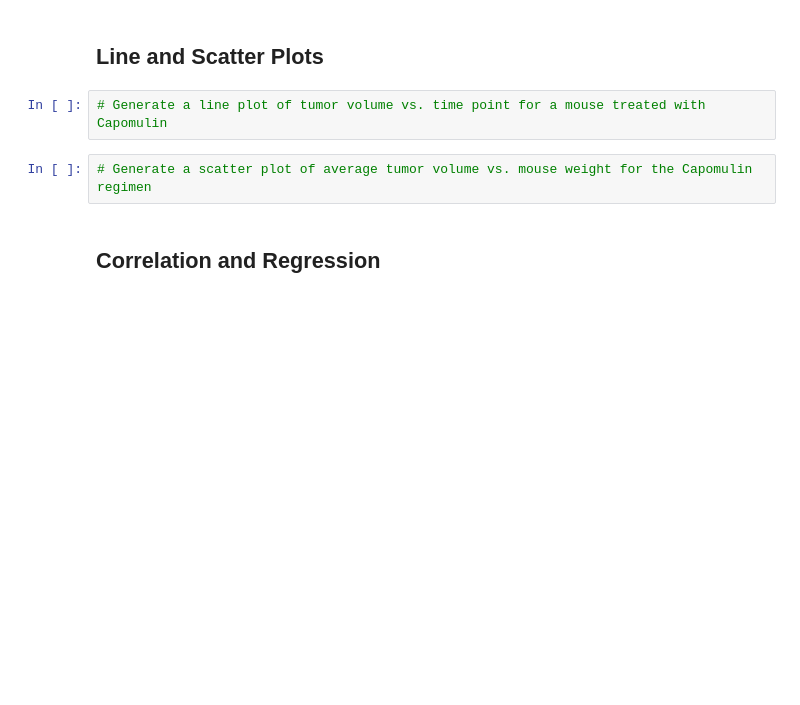
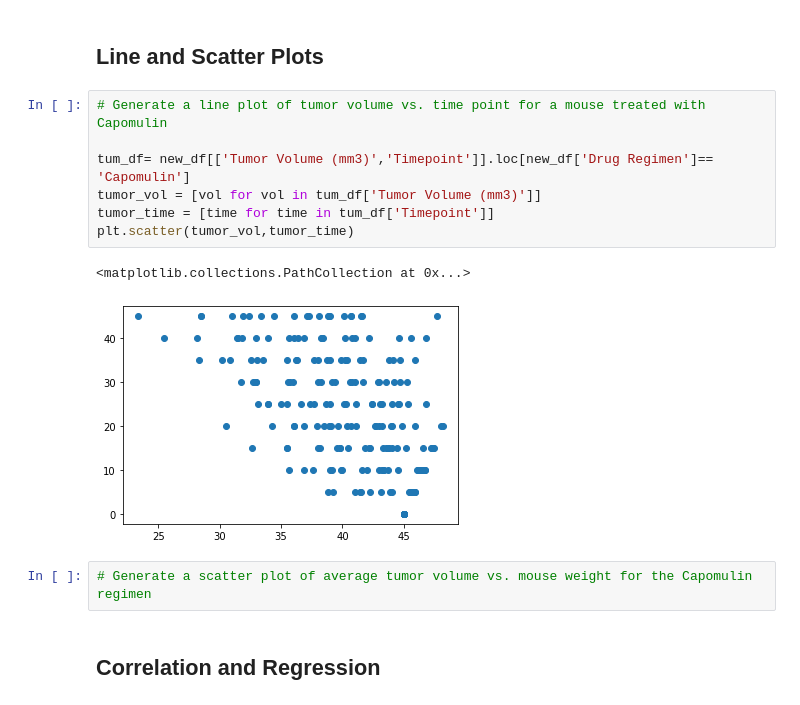
Before and after one commit to carterkioski/matplotlib-challenge, a Jupyter notebook: CarterKioski_Answer/CarterKioski_pymaceuticals.ipynb, the cells around one changed output. Drawn from its saved outputs; the diff is of its cells as text; blank space fills up the shorter version.

```diff
--- a/CarterKioski_Answer/CarterKioski_pymaceuticals.ipynb
+++ b/CarterKioski_Answer/CarterKioski_pymaceuticals.ipynb
@@ -175,6 +210,14 @@ TypeError: pie() got an unexpected keyword argument 'y'
 ## Line and Scatter Plots
 # %%
 # Generate a line plot of tumor volume vs. time point for a mouse treated with Capomulin
+
+tum_df= new_df[['Tumor Volume (mm3)','Timepoint']].loc[new_df['Drug Regimen']== 'Capomulin']
+tumor_vol = [vol for vol in tum_df['Tumor Volume (mm3)']]
+tumor_time = [time for time in tum_df['Timepoint']]
+plt.scatter(tumor_vol,tumor_time)
+# %% [output]
+<matplotlib.collections.PathCollection at 0x...>
+[figure, added]
 # %%
 # Generate a scatter plot of average tumor volume vs. mouse weight for the Capomulin regimen
 # %% [markdown]
```
Also changed, not shown: parts of 4 cells of this notebook.
